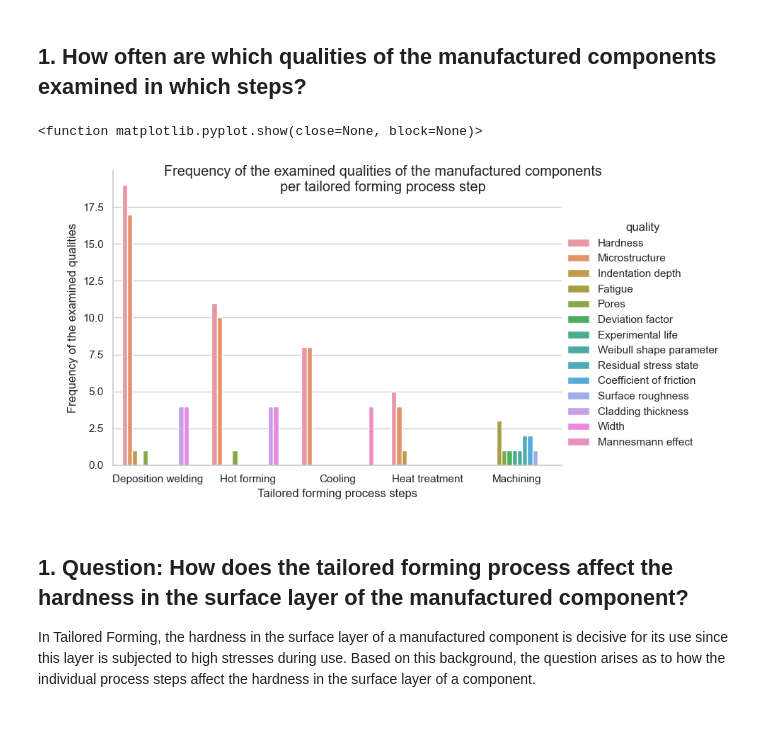
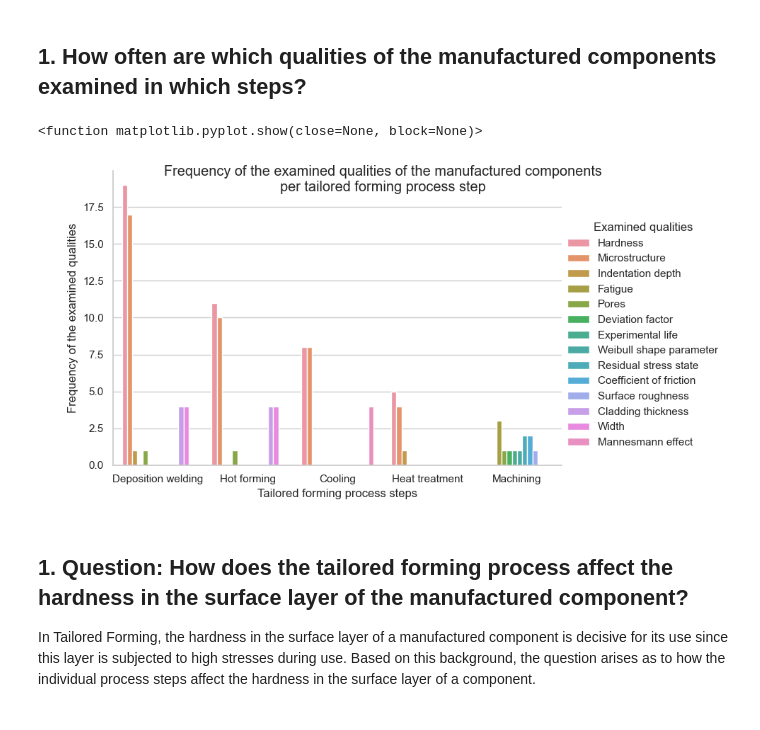
Before and after one commit to okarras/Jupyter-Notebooks, a Jupyter notebook: TailoredFormingAnalysis/tf_orkg.ipynb, the cells around one changed output. Cells and saved outputs as stored; diff of their text form; code cells hidden in the pictures.

Commit message:
fixed legend ttitle of countplot

```diff
--- a/TailoredFormingAnalysis/tf_orkg.ipynb
+++ b/TailoredFormingAnalysis/tf_orkg.ipynb
@@ -125,16 +125,17 @@ tf_data.head()
 # %%
 steps = tf_data.sort_values('step_number')[['step_number', 'step_name']].drop_duplicates()
 
 sns.set_style('whitegrid')
 sns.set_context('notebook')
-g = sns.catplot(x='step_number', data=tf_data, hue='quality', kind='count', height=5, aspect=1.5)
+g = sns.catplot(x='step_number', data=tf_data, hue='quality', kind='count', height=5, aspect=1.5, facet_kws={'legend_out': True})
 g.fig.suptitle('Frequency of the examined qualities of the manufactured components\nper tailored forming process step')
 g.set(xlabel='Tailored forming process steps', ylabel='Frequency of the examined qualities')
 g.set_xticklabels(steps['step_name'])
+g._legend.set_title('Examined qualities')
 plt.show
 # %% [output]
 <function matplotlib.pyplot.show(close=None, block=None)>
-[figure, old version]
+[figure, new version]
 # %% [markdown]
 ## 1. Question: How does the tailored forming process affect the hardness in the surface layer of the manufactured component?
 In Tailored Forming, the hardness in the surface layer of a manufactured component is decisive for its use since this layer is subjected to high stresses during use. Based on this background, the question arises as to how the individual process steps affect the hardness in the surface layer of a component.
```
